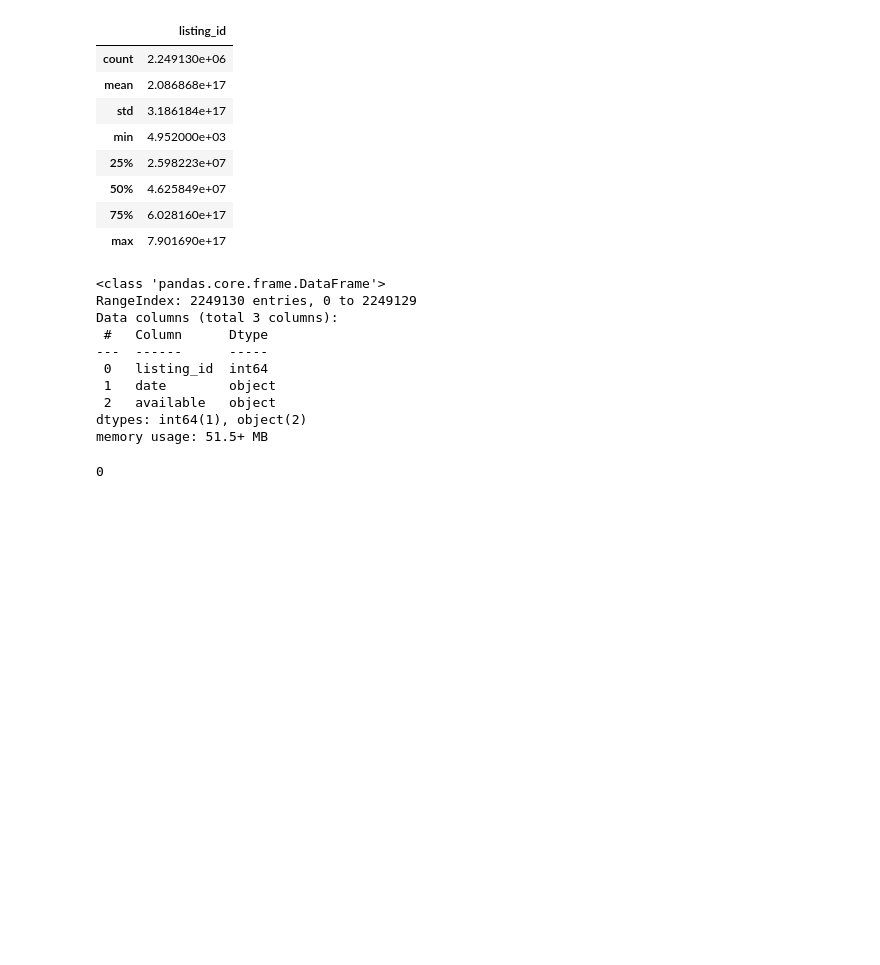
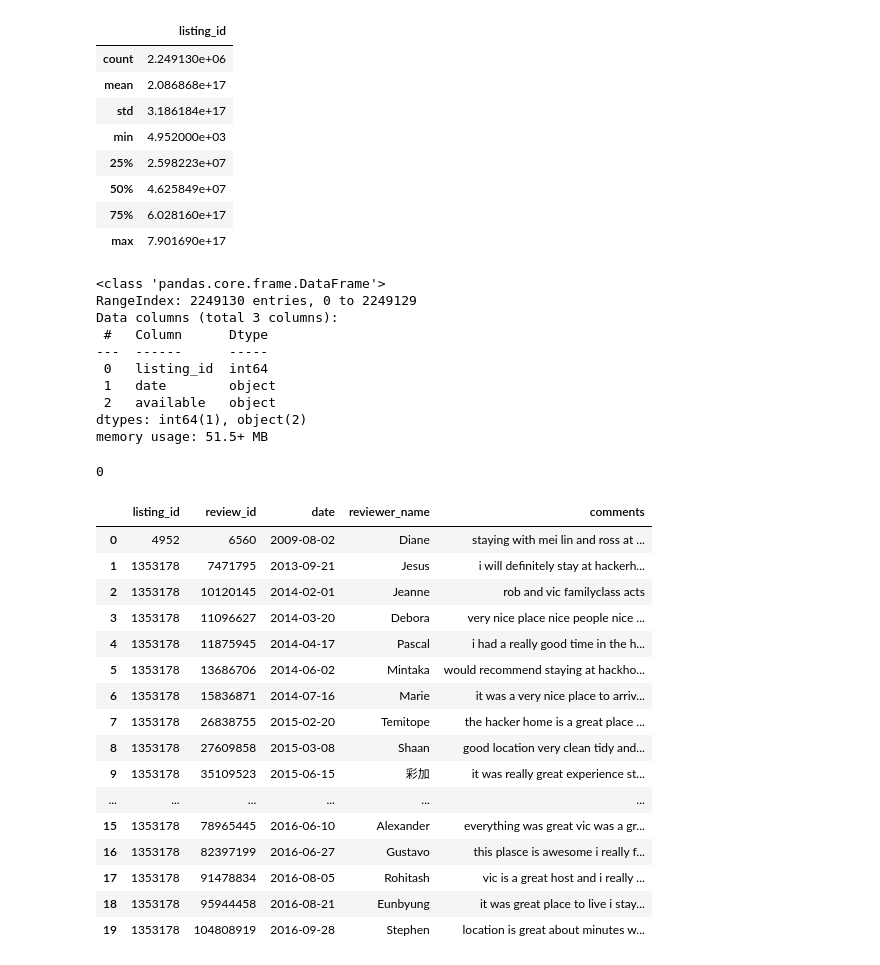
Before and after one commit to tianiachan/IdentifyingAirBnBsinSantaClara, a Jupyter notebook: Data670_Identifying_AirBnBs.ipynb, the cells around one changed output. Saved outputs shown, nothing was run; the diff lists cells and outputs as text; code cells hidden in the pictures; blank space fills up the shorter version.

```diff
--- a/Data670_Identifying_AirBnBs.ipynb
+++ b/Data670_Identifying_AirBnBs.ipynb
@@ -165,3 +167,32 @@ memory usage: 51.5+ MB
 calendar_df.duplicated().sum()
 # %% [output]
 0
+# %%
+#concentrate on the text cleaning now
+#takenfrom https://www.analyticsvidhya.com/blog/2022/01/text-cleaning-methods-in-nlp/
+#lowercaseing the data, need as type str so that it processes as string even though datatype is object
+reviews_df['comments'] = reviews_df['comments'].astype('str').apply(str.lower)
+# %%
+#test dataframe for testing methods before executing on reviews_df
+reviews_test = reviews_df.copy()
+# %%
+#preview the changes
+reviews_test.head(20)
+# %% [output]
+|  | listing_id | review_id | date | reviewer_name | comments |
+| 0 | 4952 | 6560 | 2009-08-02 | Diane | staying with mei lin and ross at ... |
+| 1 | 1353178 | 7471795 | 2013-09-21 | Jesus | i will definitely stay at hackerh... |
+| 2 | 1353178 | 10120145 | 2014-02-01 | Jeanne | rob and vic familyclass acts |
+| 3 | 1353178 | 11096627 | 2014-03-20 | Debora | very nice place nice people nice ... |
+| 4 | 1353178 | 11875945 | 2014-04-17 | Pascal | i had a really good time in the h... |
+| 5 | 1353178 | 13686706 | 2014-06-02 | Mintaka | would recommend staying at hackho... |
+| 6 | 1353178 | 15836871 | 2014-07-16 | Marie | it was a very nice place to arriv... |
+| 7 | 1353178 | 26838755 | 2015-02-20 | Temitope | the hacker home is a great place ... |
+| 8 | 1353178 | 27609858 | 2015-03-08 | Shaan | good location very clean tidy and... |
+| 9 | 1353178 | 35109523 | 2015-06-15 | 彩加 | it was really great experience st... |
+| ... | ... | ... | ... | ... | ... |
+| 15 | 1353178 | 78965445 | 2016-06-10 | Alexander | everything was great vic was a gr... |
+| 16 | 1353178 | 82397199 | 2016-06-27 | Gustavo | this plasce is awesome i really f... |
+| 17 | 1353178 | 91478834 | 2016-08-05 | Rohitash | vic is a great host and i really ... |
+| 18 | 1353178 | 95944458 | 2016-08-21 | Eunbyung | it was great place to live i stay... |
+| 19 | 1353178 | 104808919 | 2016-09-28 | Stephen | location is great about minutes w... |
```
Also changed, not shown: parts of 15 cells of this notebook.
